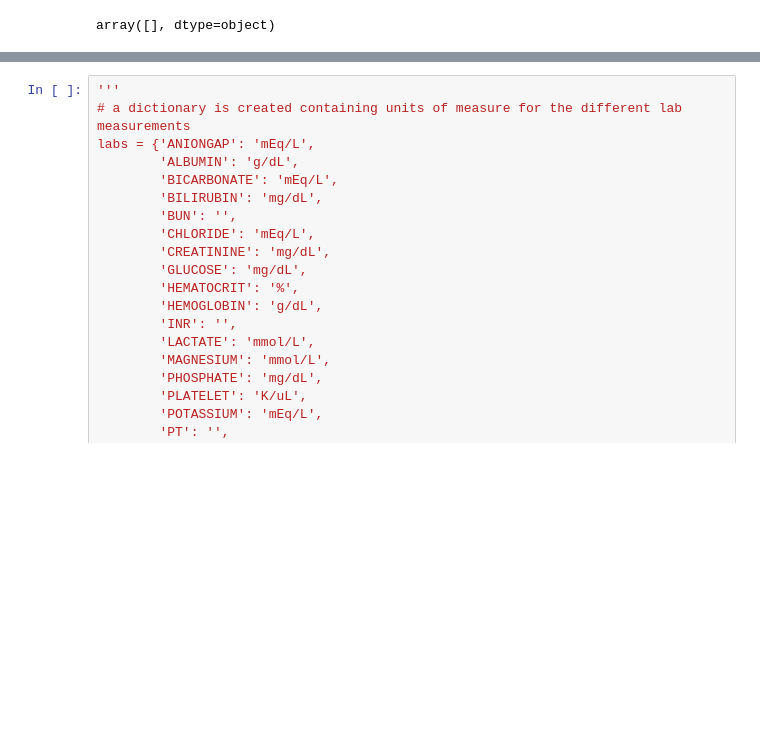
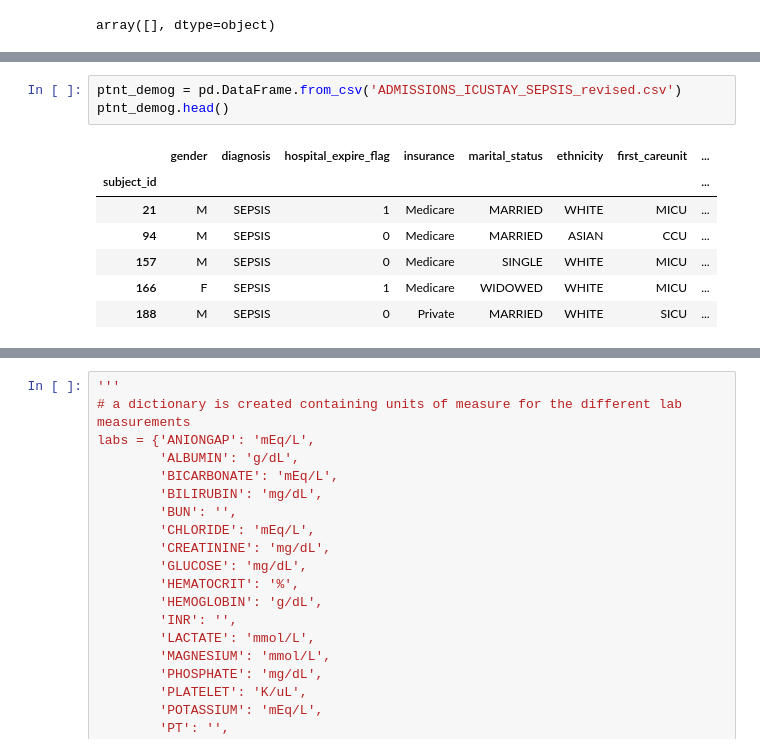
Before and after one commit to RJBeetel3/mimic3_analysis, a Jupyter notebook: SEPSIS_CHARTEVENTS_FIRST24.ipynb, the cells around one changed output, grey strips where cells are left out. Cells and saved outputs as stored; diff of their text form; blank space fills up the shorter version.

```diff
--- a/SEPSIS_CHARTEVENTS_FIRST24.ipynb
+++ b/SEPSIS_CHARTEVENTS_FIRST24.ipynb
@@ -200,0 +194,11 @@ lab_ranges = {'BICARBONATE': [22,32],
+# %%
+ptnt_demog = pd.DataFrame.from_csv('ADMISSIONS_ICUSTAY_SEPSIS_revised.csv')
+ptnt_demog.head()
+# %% [output]
+|  | gender | diagnosis | hospital_expire_flag | insurance | marital_status | ethnicity | first_careunit | ... |
+| subject_id |  |  |  |  |  |  |  | ... |
+| 21 | M | SEPSIS | 1 | Medicare | MARRIED | WHITE | MICU | ... |
+| 94 | M | SEPSIS | 0 | Medicare | MARRIED | ASIAN | CCU | ... |
+| 157 | M | SEPSIS | 0 | Medicare | SINGLE | WHITE | MICU | ... |
+| 166 | F | SEPSIS | 1 | Medicare | WIDOWED | WHITE | MICU | ... |
+| 188 | M | SEPSIS | 0 | Private | MARRIED | WHITE | SICU | ... |
```
Also changed, not shown: parts of 25 cells of this notebook, 1 other file.
